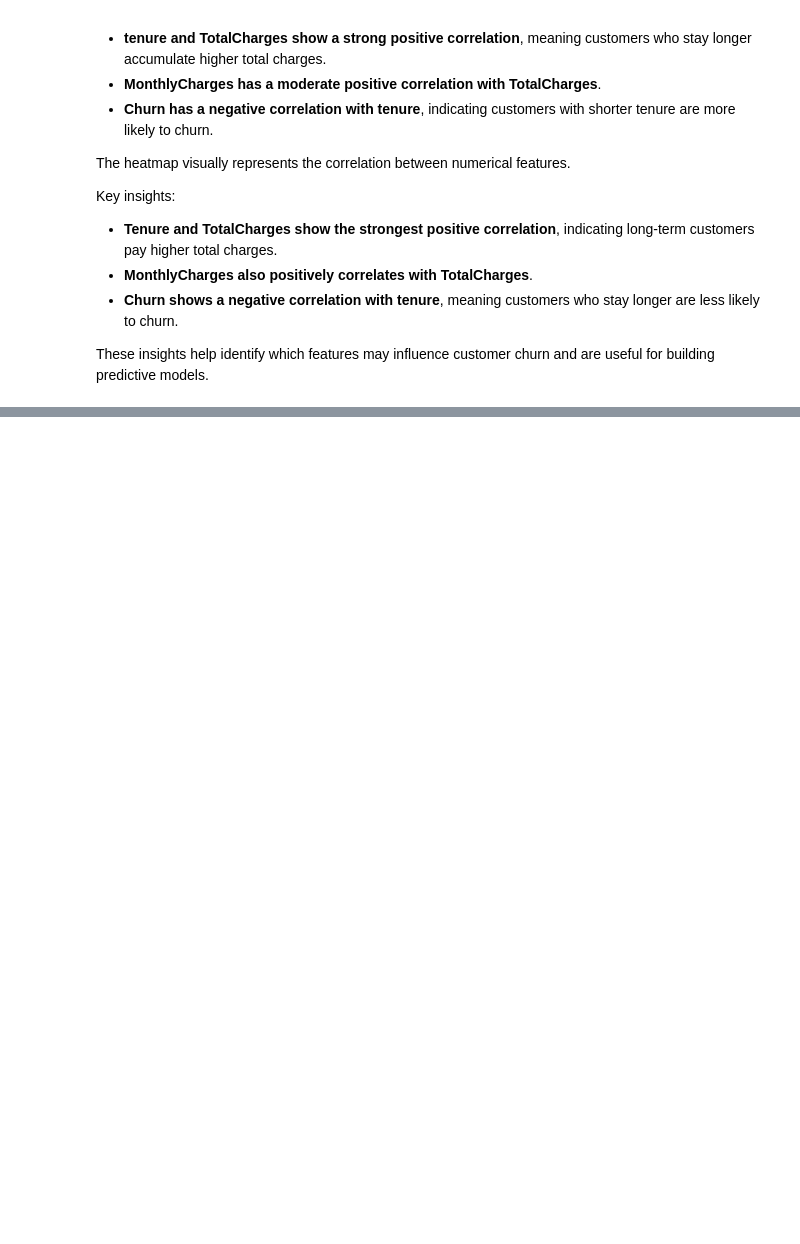
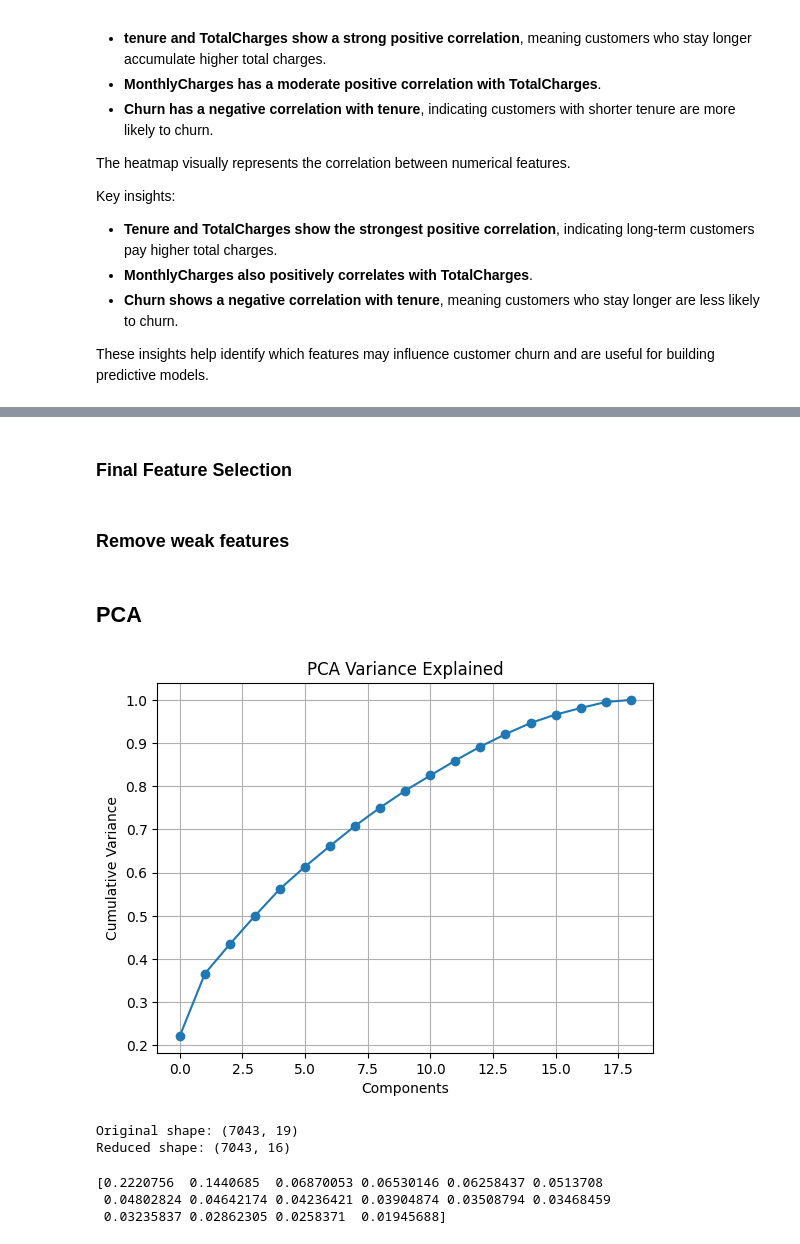
Before and after one commit to tejasrivelumani/24ADI004_DSV_TEAM_11, a Jupyter notebook: teleco_churn.ipynb, the cells around one changed output, grey strips where cells are left out. Saved outputs shown, nothing was run; the diff lists cells and outputs as text; code cells hidden in the pictures; blank space fills up the shorter version.

```diff
--- a/teleco_churn.ipynb
+++ b/teleco_churn.ipynb
@@ -954,0 +1110,2 @@ These insights help identify which features may influence customer churn and are
+# %%
+df.drop('TotalCharges', axis=1, inplace=True)
@@ -954,0 +1157,2 @@ These insights help identify which features may influence customer churn and are
+# %% [markdown]
+### Final Feature Selection
@@ -954,0 +1174,44 @@ These insights help identify which features may influence customer churn and are
+# %% [markdown]
+### Remove weak features
+# %%
+df.drop(['gender','PhoneService','MultipleLines'], axis=1, inplace=True)
+# %% [markdown]
+## PCA
+# %%
+from sklearn.preprocessing import StandardScaler
+from sklearn.decomposition import PCA
+
+X = df.drop('Churn', axis=1)
+
+scaler = StandardScaler()
+X_scaled = scaler.fit_transform(X)
+
+pca = PCA()
+X_pca = pca.fit_transform(X_scaled)
+# %%
+
+plt.plot(np.cumsum(pca.explained_variance_ratio_), marker='o')
+plt.xlabel('Components')
+plt.ylabel('Cumulative Variance')
+plt.title('PCA Variance Explained')
+plt.grid()
+plt.show()
+# %% [output]
+[figure, added]
+# %%
+from sklearn.decomposition import PCA
+
+pca = PCA(n_components=0.95)
+X_reduced = pca.fit_transform(X_scaled)
+
+print("Original shape:", X.shape)
+print("Reduced shape:", X_reduced.shape)
+# %% [output]
+Original shape: (7043, 19)
+Reduced shape: (7043, 16)
+# %%
+print(pca.explained_variance_ratio_)
+# %% [output]
+[0.2220756  0.1440685  0.06870053 0.06530146 0.06258437 0.0513708
+ 0.04802824 0.04642174 0.04236421 0.03904874 0.03508794 0.03468459
+ 0.03235837 0.02862305 0.0258371  0.01945688]
```
Also changed, not shown: parts of 27 cells of this notebook.
